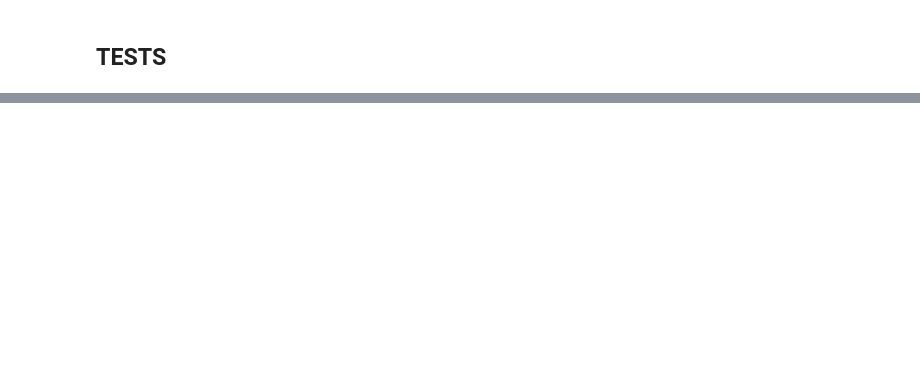
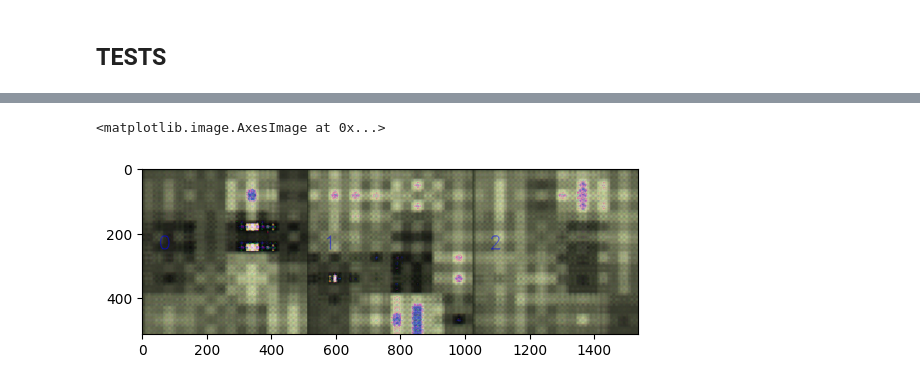
Before and after one commit to rag0nn/animal-cGAN, a Jupyter notebook: gan-training.ipynb, the cells around one changed output, grey strips where cells are left out. Drawn from its saved outputs; the diff is of its cells as text; code cells hidden in the pictures; blank space fills up the shorter version.

```diff
--- a/gan-training.ipynb
+++ b/gan-training.ipynb
@@ -73,6 +73,15 @@ def get_test_input():
     noise = np.random.normal(0,1,(3,LATENT_DIM))
     label = np.array([0,1,2])
     return noise,label
+
+def get_interval_test_sample(generated_images,labels):
+    batch,height,width,channel = generated_images.shape
+    output = np.zeros((height,width*batch,channel))
+    for i ,out in enumerate(generated_images):
+        output[:,i*width:(i+1)*width] = np.uint8(DataLoader.descale_im(out,_)[0])
+        cv2.putText(output,str(labels[i]),(30 + i*width,50),cv2.FONT_HERSHEY_DUPLEX,2.5,(255,0,0),1)
+
+    return output.astype(np.uint8)
 
 def train(gan,discriminator,generator,data,process_follower,test_noise,test_label):
 
@@ -113,10 +122,11 @@ def train(gan,discriminator,generator,data,process_follower,test_noise,test_labe
         ep_d_loss_fake = ep_d_loss_fake / counter
         ep_g_loss = ep_g_loss / counter
 
-        interval_test_sample = models.test_generator(test_noise,test_label)
+        gnrtd_imgs = models.test_generator(test_noise,test_label)
+        interval_test_sample = get_interval_test_sample(gnrtd_imgs,test_label)
 
         clear_output()
-        print(f"{TRAIN_TOPIC} ep {epoch}")
+        print(f"{TRAIN_TOPIC} epoch. {epoch}")
         print("d_loss_real: ",ep_d_loss_real)
         print("d_loss_fake: ",ep_d_loss_fake)
         print("g_loss: ",ep_g_loss)
@@ -154,2 +151,6 @@ Make sure all arrays contain the same number of samples.
 # %% [markdown]
 ## TESTS
+# %%
+test_noises,test_labels = get_test_input()
+gnrtd_imgs = models.test_generator(test_noises,test_labels)
+interval_test_sample = get_interval_test_sample(gnrtd_imgs,test_labels)
@@ -155,0 +159,6 @@ Make sure all arrays contain the same number of samples.
+# %%
+import matplotlib.pyplot as plt
+plt.imshow(interval_test_sample)
+# %% [output]
+<matplotlib.image.AxesImage at 0x...>
+[figure, added]
```
Also changed, not shown: parts of 4 cells of this notebook, 3 other files.
